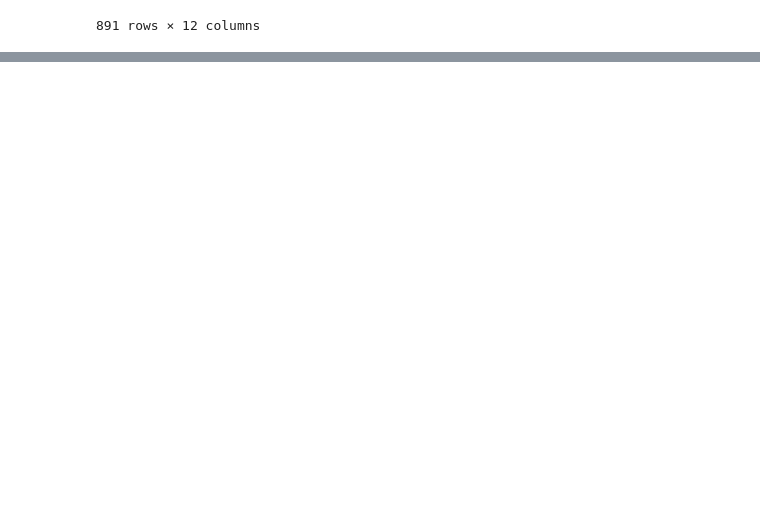
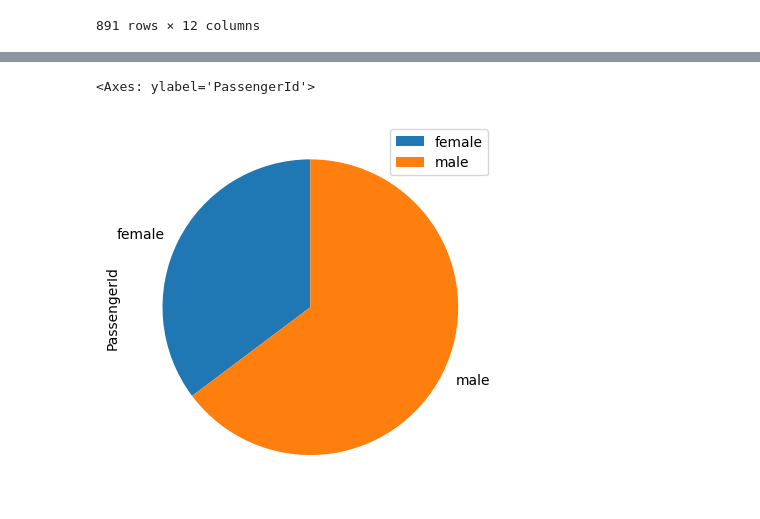
Before and after one commit to Jesusleg95/AnalisisDatosPython, a Jupyter notebook: VisualizacionesUnivariales/GraficoPastelyDona.ipynb, the cells around one changed output, grey strips where cells are left out. Saved outputs shown, nothing was run; the diff lists cells and outputs as text; code cells hidden in the pictures; blank space fills up the shorter version.

```diff
--- a/VisualizacionesUnivariales/GraficoPastelyDona.ipynb
+++ b/VisualizacionesUnivariales/GraficoPastelyDona.ipynb
@@ -21,0 +24,5 @@ df
+# %%
+pasajeros = df.groupby('Sex').agg({
+    'PassengerId':'count'
+})
+pasajeros
@@ -21,0 +43,8 @@ df
+# %%
+pasajeros.plot.pie(
+    y="PassengerId",
+    startangle=90
+)
+# %% [output]
+<Axes: ylabel='PassengerId'>
+[figure, added]
```
Also changed, not shown: parts of 5 cells of this notebook.
